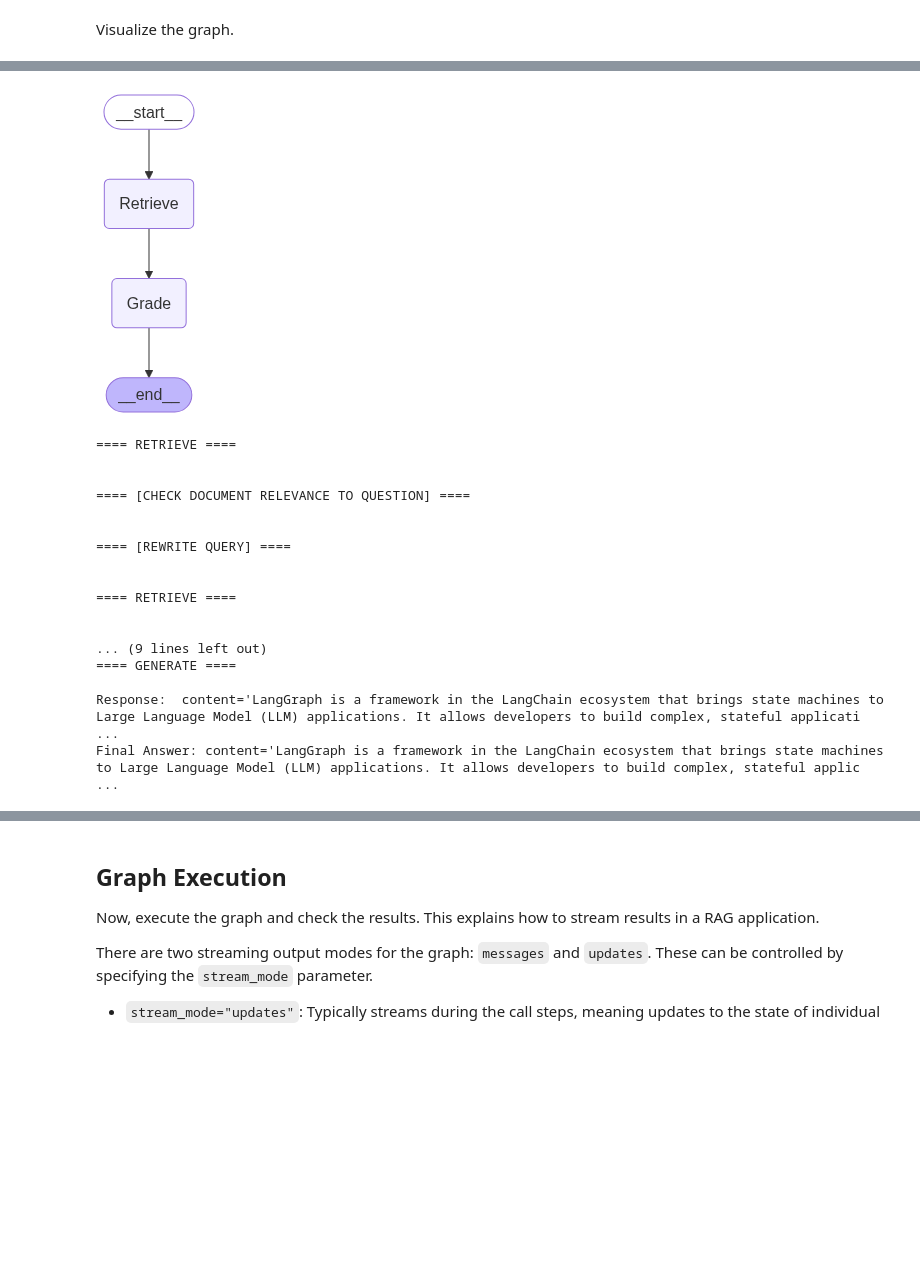
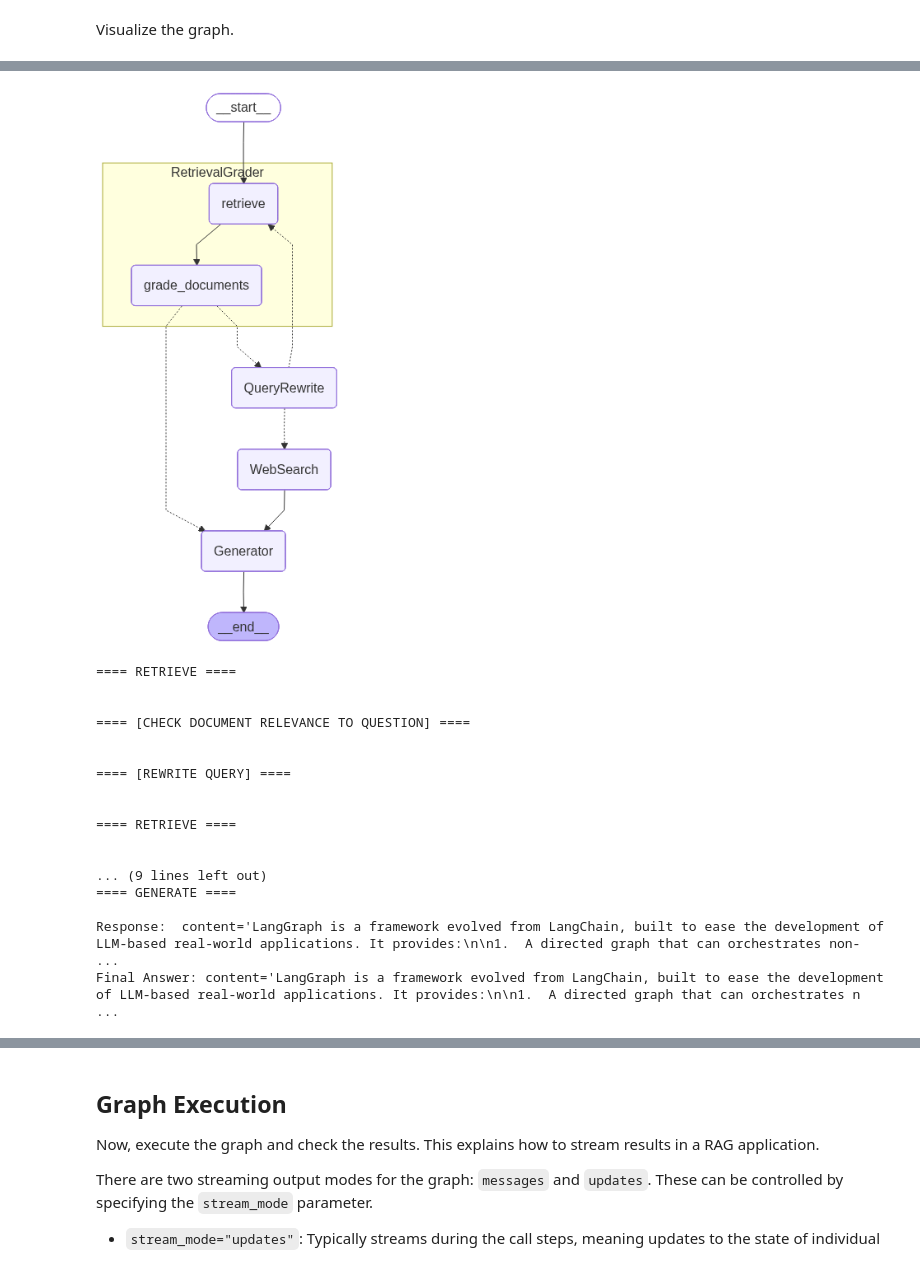
Before and after one commit to Bluedata-Consulting/GAAI-B5-GCP, a Jupyter notebook: code10_RAG_Advanced.ipynb, the cells around one changed output, grey strips where cells are left out. Cells and saved outputs as stored; diff of their text form; code cells hidden in the pictures; blank space fills up the shorter version.

```diff
--- a/code10_RAG_Advanced.ipynb
+++ b/code10_RAG_Advanced.ipynb
@@ -113,7 +95,10 @@ text_splitter = RecursiveCharacterTextSplitter(chunk_size=3500, chunk_overlap=50
 splits = text_splitter.split_documents(docs)
 # %%
 from langchain_chroma import Chroma
-vectorstore = Chroma.from_documents(documents=splits, embedding=embeddings)
+vector_db_path = "VectorDB_Chroma"
+vectorstore = Chroma.from_documents(documents=splits, embedding=embeddings,
+                                    persist_directory=vector_db_path,collection_name="morningstar2",
+                                    collection_metadata={"use_type":"TRAINING AND EXPERIMENTATION"})
 
 # using vector db object to initialize a retriever object - to perform vector search/retrieval
 retriever = vectorstore.as_retriever(search_type="similarity", search_kwargs={"k": 2})
@@ -349,6 +316,8 @@ class GraphState(TypedDict):
     refined_for_re_retrieval:bool
     relevant:bool
     answer:str
+    refined_query: str
+    web_search_query:str
 # %% [markdown]
 ## Node
 
@@ -355,0 +380,4 @@ Define the nodes to be used in the CRAG graph.
+# %%
+qus = "what is large cap equity market?"
+docs = retrieve({"question":qus,"refined_for_re_retrieval":False})
+grade_documents({"question":qus,"documents":docs['documents']})
@@ -444,12 +439,9 @@ Visualize the graph.
 # %%
 # ---- Subgraph: Retrieval + Grading ----
 def build_retrieval_grader_subgraph():
-    sub_builder = StateGraph(GraphState)
-    sub_builder.add_node("Retrieve", retrieve)
-    sub_builder.add_node("Grade", grade_documents)
-    sub_builder.set_entry_point("Retrieve")
-    sub_builder.add_edge("Retrieve", "Grade")
-    sub_builder.add_edge("Grade", END)
+    sub_builder = StateGraph(GraphState).add_sequence([retrieve,grade_documents])
+    sub_builder.add_edge(START,"retrieve")
+    sub_builder.add_edge("grade_documents", END)
     return sub_builder.compile()
 
 retrieval_grader = build_retrieval_grader_subgraph()
@@ -471,8 +463,6 @@ def route_after_grading(state: GraphState) -> str:
         return "Generator"
     elif not state["refined_for_re_retrieval"]:
         return "QueryRewrite"
-    elif state.get("web_search"):
-        return "WebSearch"
     else:
         return "QueryRewrite"
 
@@ -483,7 +473,6 @@ def route_after_rewrite(state: GraphState) -> str:
 
 builder.add_conditional_edges("RetrievalGrader", route_after_grading,{"Generator":"Generator",
                                                                       "QueryRewrite":"QueryRewrite",
-                                                                      "WebSearch":"WebSearch",
                                                                       })
 builder.add_edge("Generator", END)
 builder.add_conditional_edges("QueryRewrite", route_after_rewrite,{"WebSearch":"WebSearch","RetrievalGrader":"RetrievalGrader"})
@@ -497,10 +486,12 @@ graph
 # %%
-retrieval_grader
+from IPython.display import display, Image
+
+display(Image(graph.get_graph(xray=True).draw_mermaid_png()))
 # %% [output]
-[figure, old version]
+[figure, new version]
 # %%
 # ---- Execute Graph ----
-response = graph.invoke({"question": "What is LangGraph and how is it used?"})
+response = graph.invoke({"question": "What is LangGraph and how is it used?","refined_for_re_retrieval":False})
 print("Final Answer:", response.get("answer"))
 # %% [output]
 ==== RETRIEVE ====
@@ -518,5 +509,5 @@ print("Final Answer:", response.get("answer"))
 ... (9 lines left out)
 ==== GENERATE ====
 
-Response:  content='LangGraph is a framework in the LangChain ecosystem that brings state machines to Large Language Model (LLM) applications. It allows developers to build complex, stateful applicati ...
-Final Answer: content='LangGraph is a framework in the LangChain ecosystem that brings state machines to Large Language Model (LLM) applications. It allows developers to build complex, stateful applic ...
+Response:  content='LangGraph is a framework evolved from LangChain, built to ease the development of LLM-based real-world applications. It provides:\n\n1.  A directed graph that can orchestrates non- ...
+Final Answer: content='LangGraph is a framework evolved from LangChain, built to ease the development of LLM-based real-world applications. It provides:\n\n1.  A directed graph that can orchestrates n ...
```
Also changed, not shown: parts of 20 cells of this notebook.
